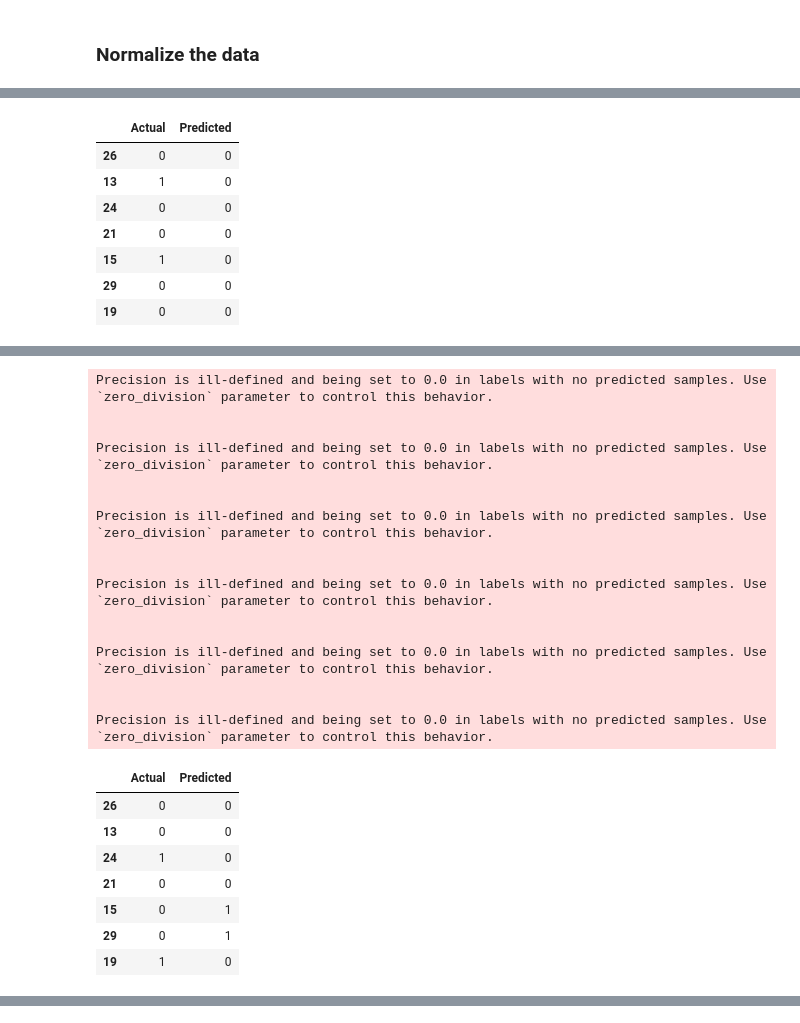
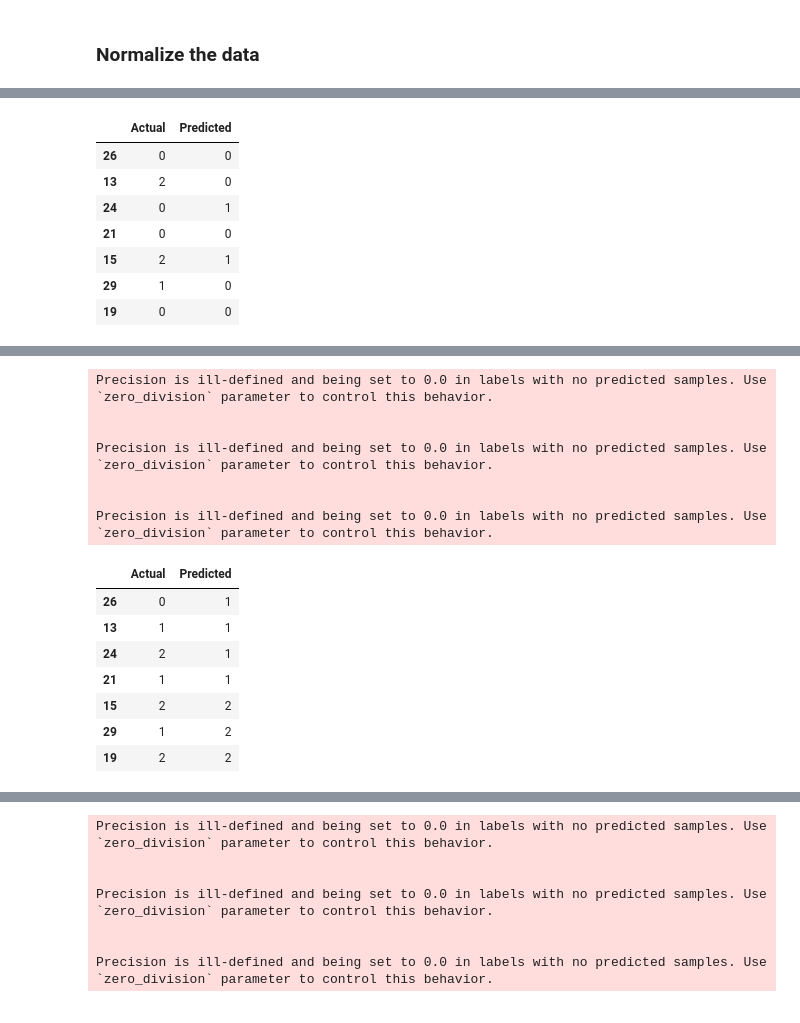
Before and after one commit to intel00000/stahl_data_science, a Jupyter notebook: Machine learning/3.corr_analysis.ipynb, the cells around one changed output, grey strips where cells are left out. Drawn from its saved outputs; the diff is of its cells as text; code cells hidden in the pictures.

```diff
--- a/Machine learning/3.corr_analysis.ipynb
+++ b/Machine learning/3.corr_analysis.ipynb
@@ -351,5 +278,6 @@ for method in models.keys():
     # Extract feature importances
     feature_importances = models[method]["model"].feature_importances_
     # Sort factors by importance and select top 3
-    top_factors = decision_tree_X.columns[np.argsort(feature_importances)[::-1][:2]]
+    top_factors = decision_tree_X.columns[np.argsort(feature_importances)[::-1][:3]]
+    print(f"Method: {method}, Top Factors: [{', '.join(top_factors)}]")
     decision_tree_top_factors_dict[method] = top_factors
@@ -422,7 +335,7 @@ for file in os.listdir("decision_trees"):
 
 for method, metrics in models.items():
     dot_data = export_graphviz(
-        model,
+        metrics["model"],
         out_file=None,
         feature_names=decision_tree_X.columns,
         filled=True,
@@ -491,6 +381,9 @@ pca_df["PC2"] = pca_result[:, 1]
 
 # Get all yield methods
 yield_columns = yields_df.select_dtypes(include=[np.number]).columns
+
+# add 5 to all yield values to make them positive
+yields_df[yield_columns] = yields_df[yield_columns] + 5
 
 # Create a subplot structure
 fig = make_subplots(
@@ -517,8 +410,8 @@ for i, yield_column in enumerate(yield_columns, start=1):
             "PC2": "Principal Component 2",
             "Yield": "Yield",
         },
-        marginal_x = "histogram",
-        marginal_y = "histogram",
+        # marginal_x = "histogram",
+        # marginal_y = "histogram",
         template="simple_white",
     )
 
@@ -562,0 +458,11 @@ pio.write_html(fig, file=output_file, auto_open=True)
+# %%
+# Binarize the yield data: 0 if yield < 2, 1 if yield is between 2 to 40, 2 if yield > 40
+# starting with a full 0 dataframe
+classification_yields_df = pd.DataFrame(0, index=yield_data_df.index, columns=yield_data_df.columns)
+# add one to all values that are between 2 and 40
+classification_yields_df[(yield_data_df >= 2) & (yield_data_df <= 40)] = 1
+# add two to all values that are greater than 40
+classification_yields_df[yield_data_df > 40] = 2
+
+# drop row "Lopez Stahl" and "Fujisaki" from the classification_yields_df dataframe
+classification_yields_df = classification_yields_df.drop(["Lopez Stahl", "Fujisaki"], axis=1)
@@ -564,10 +495,6 @@ pio.write_html(fig, file=output_file, auto_open=True)
 from sklearn.tree import DecisionTreeClassifier, export_graphviz
 from sklearn.model_selection import train_test_split
 from sklearn.metrics import classification_report, confusion_matrix, f1_score
-
-# Binarize the yield data: 0 if yield < 50, 1 if yield >= 50
-# classification_yields_df = yields_df.select_dtypes(include=np.number).applymap(lambda x: 0 if x < 50 else 1)
-classification_yields_df = yields_df.select_dtypes(include=[np.number]).map(lambda x: 0 if x < 50 else 1)
 
 # Prepare the feature dataset
 X = select_properties_data_removed_highlycorr_normalized_df
@@ -589,9 +516,13 @@ for method in classification_yields_df.columns:
     # Evaluate the classifier
     y_pred = clf.predict(X_test)
     display(pd.DataFrame({"Actual": y_test, "Predicted": y_pred}))
+    # train_pred = clf.predict(X_train)
+    # display(pd.DataFrame({"Actual": y_train, "Predicted": train_pred}))
+    total_pred = clf.predict(X)
     report = classification_report(y_test, y_pred, output_dict=True)
     matrix = confusion_matrix(y_test, y_pred)
-    f1 = f1_score(y_test, y_pred)
+    matrix_total = confusion_matrix(y, total_pred)
+    f1 = f1_score(y_test, y_pred, average="weighted", zero_division=0)
 
     # Store the model and metrics
     classification_models[method] = {
@@ -599,13 +530,14 @@ for method in classification_yields_df.columns:
         "classification_report": report,
         "confusion_matrix": matrix,
         "f1_score": f1,
+        'total_confusion_matrix': matrix_total
     }
 
     print(f"Method: {method}")
-    print("Classification Report:")
-    print(classification_report(y_test, y_pred))
-    print("Confusion Matrix:")
+    print("Confusion Matrix on testing set:")
     print(matrix)
-    print()
+    print("Confusion Matrix on entire dataset:")
+    print(matrix_total)
+    print(f"F1 Score: {f1:.2f}")
 # %% [output]
 |  | Actual | Predicted |
@@ -671,9 +586,9 @@ Precision is ill-defined and being set to 0.0 in labels with no predicted sample
 |  | Actual | Predicted |
 | 26 | 0 | 0 |
-| 13 | 1 | 0 |
-| 24 | 0 | 0 |
+| 13 | 2 | 0 |
+| 24 | 0 | 1 |
 | 21 | 0 | 0 |
-| 15 | 1 | 0 |
-| 29 | 0 | 0 |
+| 15 | 2 | 1 |
+| 29 | 1 | 0 |
 | 19 | 0 | 0 |
 Method: Maity4AP Stahl
@@ -693,25 +604,16 @@ Confusion Matrix:
 Precision is ill-defined and being set to 0.0 in labels with no predicted samples. Use `zero_division` parameter to control this behavior.
 
 
 Precision is ill-defined and being set to 0.0 in labels with no predicted samples. Use `zero_division` parameter to control this behavior.
 
 
 Precision is ill-defined and being set to 0.0 in labels with no predicted samples. Use `zero_division` parameter to control this behavior.
-
-
-Precision is ill-defined and being set to 0.0 in labels with no predicted samples. Use `zero_division` parameter to control this behavior.
-
-
-Precision is ill-defined and being set to 0.0 in labels with no predicted samples. Use `zero_division` parameter to control this behavior.
-
-
-Precision is ill-defined and being set to 0.0 in labels with no predicted samples. Use `zero_division` parameter to control this behavior.
 |  | Actual | Predicted |
-| 26 | 0 | 0 |
-| 13 | 0 | 0 |
-| 24 | 1 | 0 |
-| 21 | 0 | 0 |
-| 15 | 0 | 1 |
-| 29 | 0 | 1 |
-| 19 | 1 | 0 |
+| 26 | 0 | 1 |
+| 13 | 1 | 1 |
+| 24 | 2 | 1 |
+| 21 | 1 | 1 |
+| 15 | 2 | 2 |
+| 29 | 1 | 2 |
+| 19 | 2 | 2 |
 Method: Golden Stahl
@@ -731 +629,8 @@ Confusion Matrix:
+Precision is ill-defined and being set to 0.0 in labels with no predicted samples. Use `zero_division` parameter to control this behavior.
+
+
+Precision is ill-defined and being set to 0.0 in labels with no predicted samples. Use `zero_division` parameter to control this behavior.
+
+
+Precision is ill-defined and being set to 0.0 in labels with no predicted samples. Use `zero_division` parameter to control this behavior.
 |  | Actual | Predicted |
```
Also changed, not shown: parts of 25 cells of this notebook, 1 other file.
